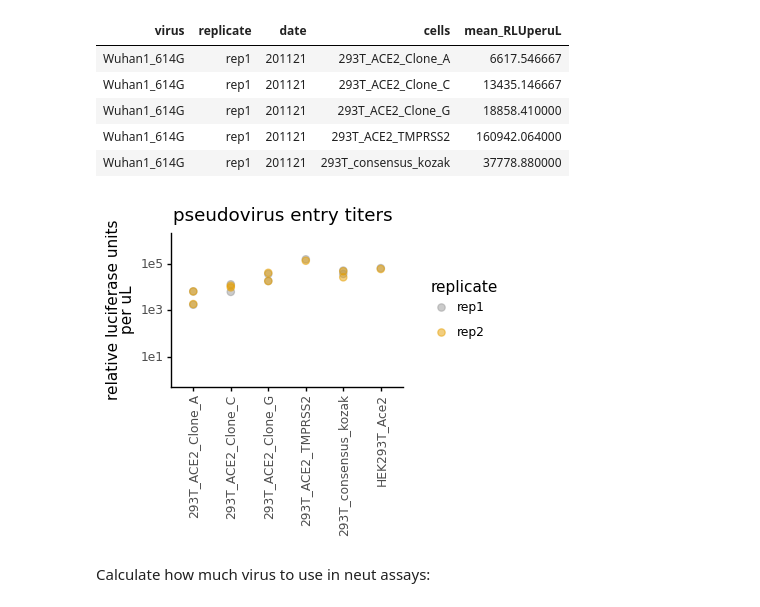
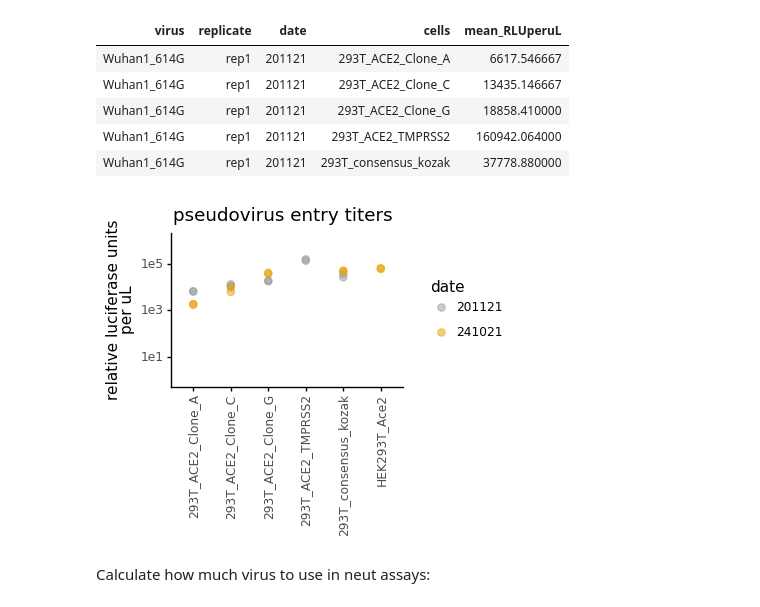
Before and after one commit to jbloomlab/Ace2_expression_neuts, a Jupyter notebook: virus_titers.ipynb, the cells around one changed output. Drawn from its saved outputs; the diff is of its cells as text; code cells hidden in the pictures.

```diff
--- a/virus_titers.ipynb
+++ b/virus_titers.ipynb
@@ -105,23 +105,23 @@ display(HTML(average_titers.head().to_html(index=False)))
 | Wuhan1_614G | rep1 | 201121 | 293T_consensus_kozak | 37778.880000 |
 # %%
 p = (ggplot(average_titers,
-            aes(x='cells', y='mean_RLUperuL', color='replicate')
+            aes(x='cells', y='mean_RLUperuL', color='date')
            ) +
      geom_point(size=2.5, alpha=0.5)+
      theme_classic() +
      theme(axis_text_x=element_text(angle=90, vjust=1, hjust=0.5),
            figure_size=(average_titers['virus'].nunique()*3,2),
            axis_title_x=element_blank(),
           ) +
      scale_y_log10(limits=[1,1.1e6]) +
      ylab('relative luciferase units\nper uL')+
      labs(title='pseudovirus entry titers') +
      scale_color_manual(values=CBPALETTE)
     )
 
 _ = p.draw()
 # %% [output]
-[figure, old version]
+[figure, new version]
 # %% [markdown]
 Calculate how much virus to use in neut assays:
 # %%
```
Also changed, not shown: parts of 2 cells of this notebook, 3 other files.
